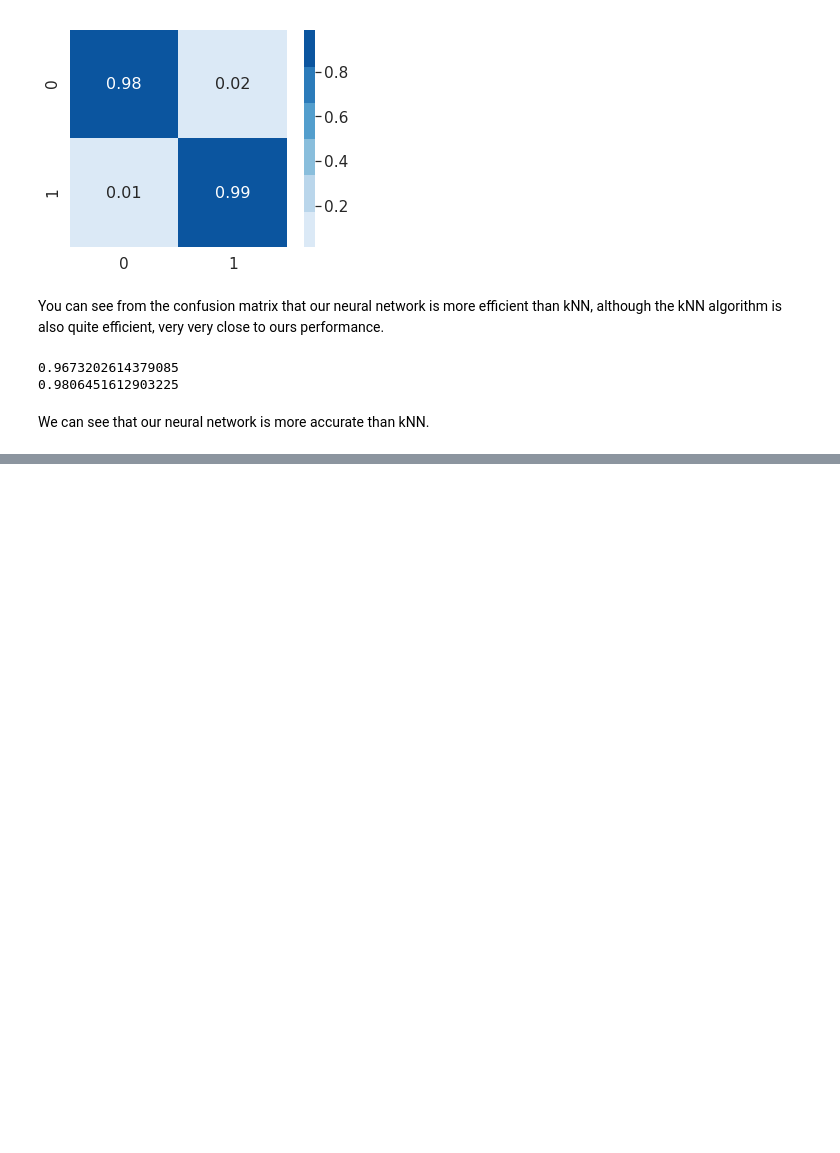
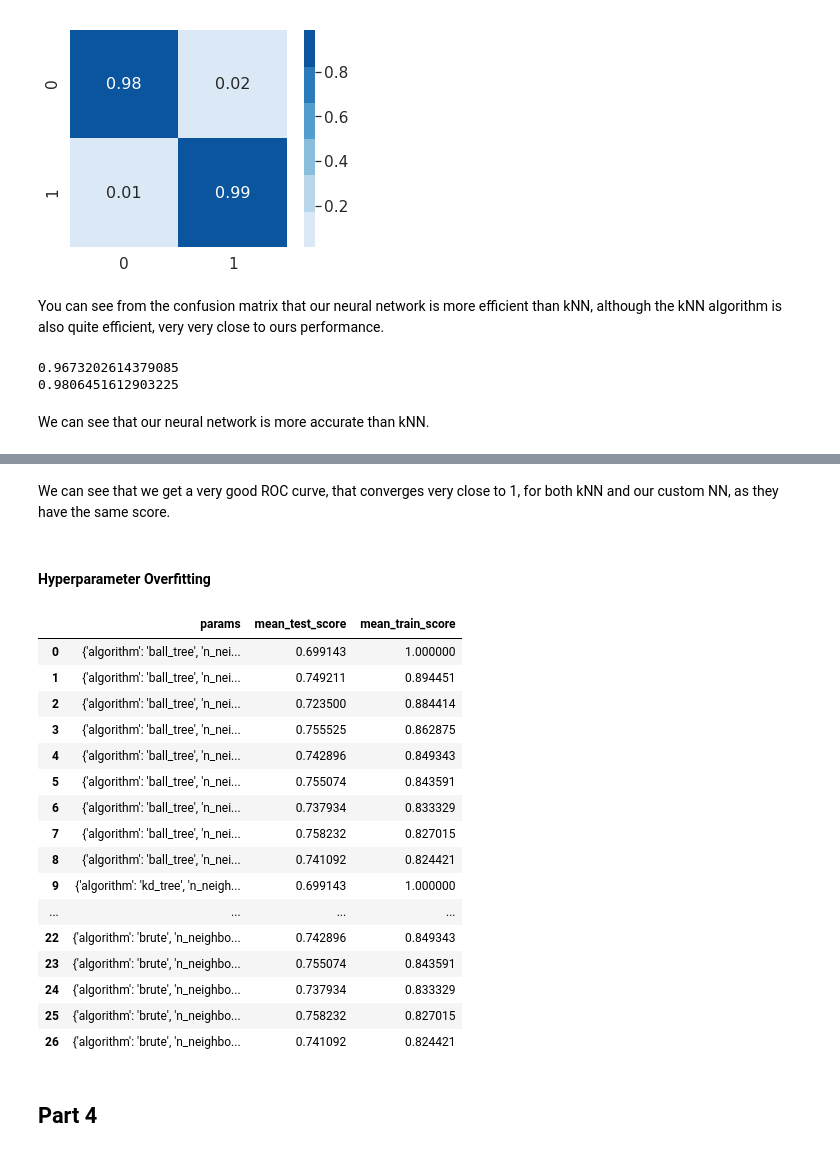
Before and after one commit to FarkIst/ML_Project3, a Jupyter notebook: project3.ipynb, the cells around one changed output, grey strips where cells are left out. Drawn from its saved outputs; the diff is of its cells as text; code cells hidden in the pictures; blank space fills up the shorter version.

Commit message:
Finish part 3.3 and hyperparam stuff

```diff
--- a/project3.ipynb
+++ b/project3.ipynb
@@ -317,0 +345,35 @@ We can see that our neural network is more accurate than kNN.
+# %% [markdown]
+We can see that we get a very good ROC curve, that converges very close to 1, for both kNN and our custom NN, as they have the same score.
+# %% [markdown]
+#### Hyperparameter Overfitting
+# %%
+from sklearn.model_selection import GridSearchCV
+from sklearn.neighbors import KNeighborsClassifier
+
+parameters = {'n_neighbors':list(np.arange(1,10)),'algorithm': ['ball_tree','kd_tree','brute']}
+svc = KNeighborsClassifier()
+clf = GridSearchCV(svc, parameters, cv=5, return_train_score=True)
+clf.fit(x,y)
+clf.cv_results_
+df_hyp = pd.DataFrame(clf.cv_results_)
+df_hyp[['params','mean_test_score','mean_train_score']]
+# %% [output]
+|  | params | mean_test_score | mean_train_score |
+| 0 | {'algorithm': 'ball_tree', 'n_nei... | 0.699143 | 1.000000 |
+| 1 | {'algorithm': 'ball_tree', 'n_nei... | 0.749211 | 0.894451 |
+| 2 | {'algorithm': 'ball_tree', 'n_nei... | 0.723500 | 0.884414 |
+| 3 | {'algorithm': 'ball_tree', 'n_nei... | 0.755525 | 0.862875 |
+| 4 | {'algorithm': 'ball_tree', 'n_nei... | 0.742896 | 0.849343 |
+| 5 | {'algorithm': 'ball_tree', 'n_nei... | 0.755074 | 0.843591 |
+| 6 | {'algorithm': 'ball_tree', 'n_nei... | 0.737934 | 0.833329 |
+| 7 | {'algorithm': 'ball_tree', 'n_nei... | 0.758232 | 0.827015 |
+| 8 | {'algorithm': 'ball_tree', 'n_nei... | 0.741092 | 0.824421 |
+| 9 | {'algorithm': 'kd_tree', 'n_neigh... | 0.699143 | 1.000000 |
+| ... | ... | ... | ... |
+| 22 | {'algorithm': 'brute', 'n_neighbo... | 0.742896 | 0.849343 |
+| 23 | {'algorithm': 'brute', 'n_neighbo... | 0.755074 | 0.843591 |
+| 24 | {'algorithm': 'brute', 'n_neighbo... | 0.737934 | 0.833329 |
+| 25 | {'algorithm': 'brute', 'n_neighbo... | 0.758232 | 0.827015 |
+| 26 | {'algorithm': 'brute', 'n_neighbo... | 0.741092 | 0.824421 |
+# %% [markdown]
+## Part 4
```
Also changed, not shown: parts of 2 cells of this notebook.
